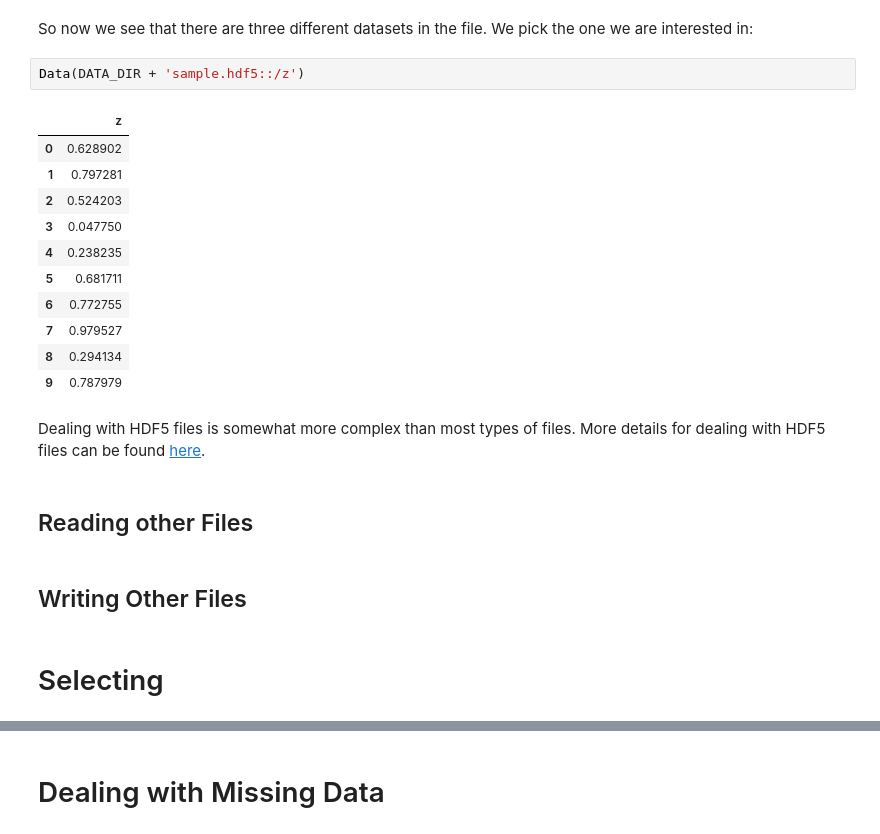
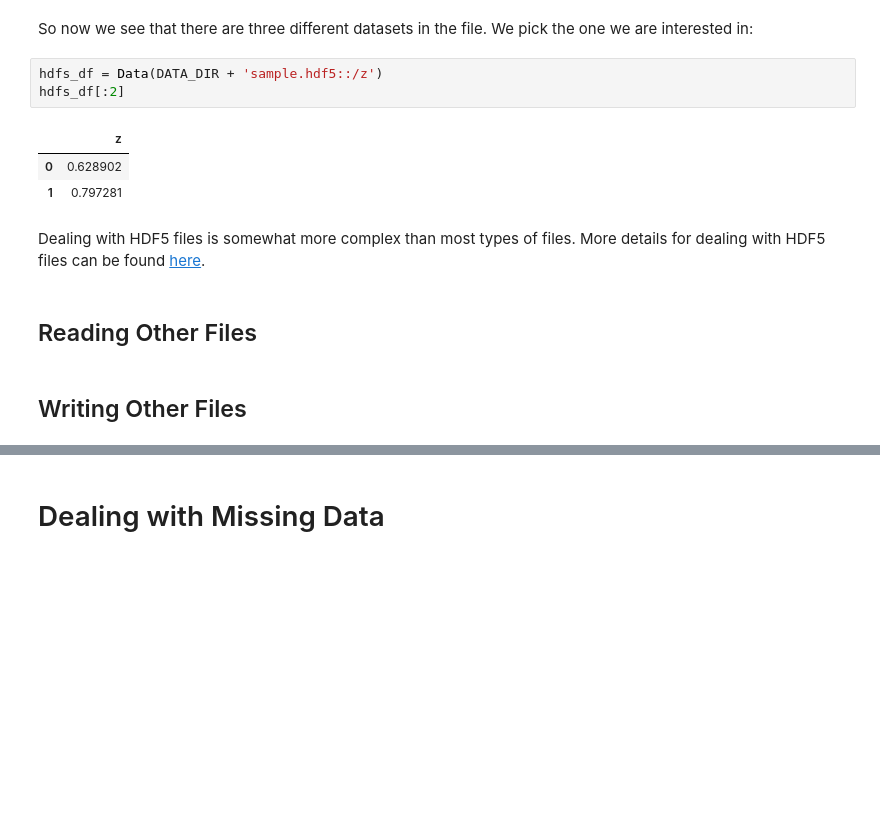
Before and after one commit to Will-So/B, a Jupyter notebook: 10 Minutes Blaze.ipynb, the cells around one changed output, grey strips where cells are left out. Drawn from its saved outputs; the diff is of its cells as text; blank space fills up the shorter version.

```diff
--- a/10 Minutes Blaze.ipynb
+++ b/10 Minutes Blaze.ipynb
@@ -69,24 +78,15 @@ Data(DATA_DIR + 'sample.hdf5').fields
 # %% [markdown]
 So now we see that there are three different datasets in the file. We pick the one we are interested in:
 # %%
-Data(DATA_DIR + 'sample.hdf5::/z')
+hdfs_df = Data(DATA_DIR + 'sample.hdf5::/z')
+hdfs_df[:2]
 # %% [output]
 |  | z |
 | 0 | 0.628902 |
 | 1 | 0.797281 |
-| 2 | 0.524203 |
-| 3 | 0.047750 |
-| 4 | 0.238235 |
-| 5 | 0.681711 |
-| 6 | 0.772755 |
-| 7 | 0.979527 |
-| 8 | 0.294134 |
-| 9 | 0.787979 |
 # %% [markdown]
 Dealing with HDF5 files is somewhat more complex than most types of files. More details for dealing with HDF5 files can be found [here](https://odo.readthedocs.org/en/latest/hdf5.html).
 # %% [markdown]
-## Reading other Files
+## Reading Other Files
 # %% [markdown]
 ## Writing Other Files
-# %% [markdown]
-# Selecting
```
Also changed, not shown: parts of 47 cells of this notebook, 3 other files.
